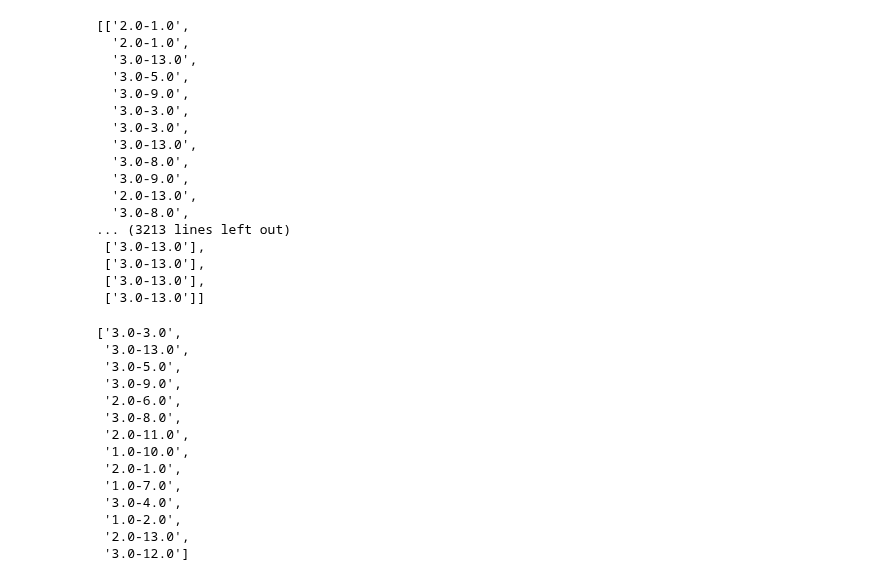
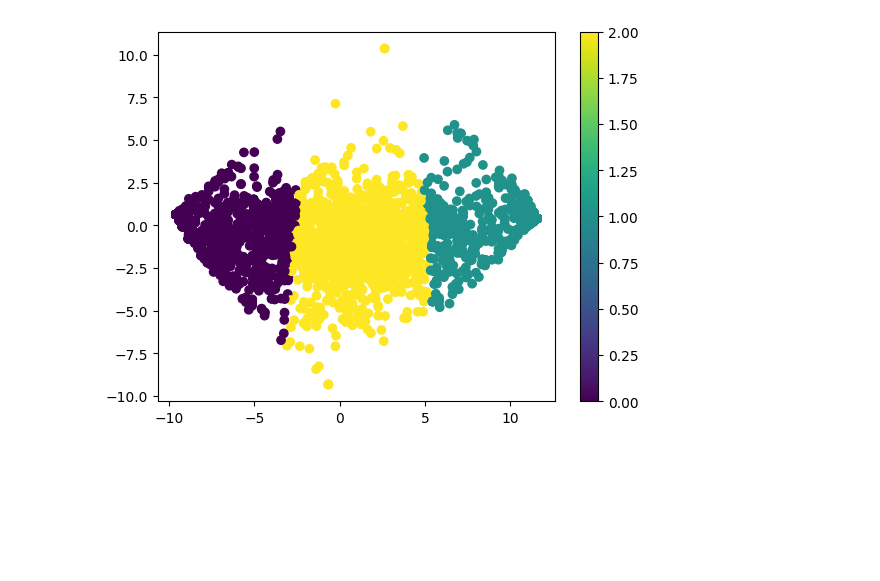
Before and after one commit to ayyildizb17/graduationProject, a Jupyter notebook: gazi.ipynb, the cells around one changed output. Cells and saved outputs as stored; diff of their text form; code cells hidden in the pictures; blank space fills up the shorter version.

```diff
--- a/gazi.ipynb
+++ b/gazi.ipynb
@@ -37 +25,24 @@ len(unique_values)
+# %%
+# Reduction of dimensions with PCA and K-Means
+
+from sklearn.cluster import KMeans
+from sklearn.decomposition import PCA
+
+pca=PCA(n_components=2)
+embedded_data = pca.fit_transform(dataset_question)
+
+kmeans = KMeans(n_clusters=3, init='k-means++', n_init=10, max_iter=300)
+y_kmeans = kmeans.fit_predict(embedded_data)
+# %%
+# K-Means Plot
+
+import matplotlib.pyplot as plt
+
+cluster_labels = kmeans.labels_
+fig, ax = plt.subplots()
+plt.scatter(embedded_data[:, 0], embedded_data[:, 1], c=cluster_labels)
+plt.colorbar()
+plt.show()
+# %% [output]
+[figure, added]
 # %%
@@ -53,24 +66,4 @@ for i in unique_values:
     a = ' '.join(split)  # Turn the list back into a string
 
     tokenized_data.append(nltk.word_tokenize(a))
-# %%
-tokenized_data
-# %% [output]
-[['2.0-1.0',
-  '2.0-1.0',
-  '3.0-13.0',
-  '3.0-5.0',
-  '3.0-9.0',
-  '3.0-3.0',
-  '3.0-3.0',
-  '3.0-13.0',
-  '3.0-8.0',
-  '3.0-9.0',
-  '2.0-13.0',
-  '3.0-8.0',
-... (3213 lines left out)
- ['3.0-13.0'],
- ['3.0-13.0'],
- ['3.0-13.0'],
- ['3.0-13.0']]
 # %%
@@ -83,20 +77,3 @@ model = Word2Vec(sentences=tokenized_data,
                  workers=4,
                  min_count=1)
-# %%
-model.wv.index2word
-# %% [output]
-['3.0-3.0',
- '3.0-13.0',
- '3.0-5.0',
- '3.0-9.0',
- '2.0-6.0',
- '3.0-8.0',
- '2.0-11.0',
- '1.0-10.0',
- '2.0-1.0',
- '1.0-7.0',
- '3.0-4.0',
- '1.0-2.0',
- '2.0-13.0',
- '3.0-12.0']
 # %%
```
Also changed, not shown: parts of 7 cells of this notebook.
